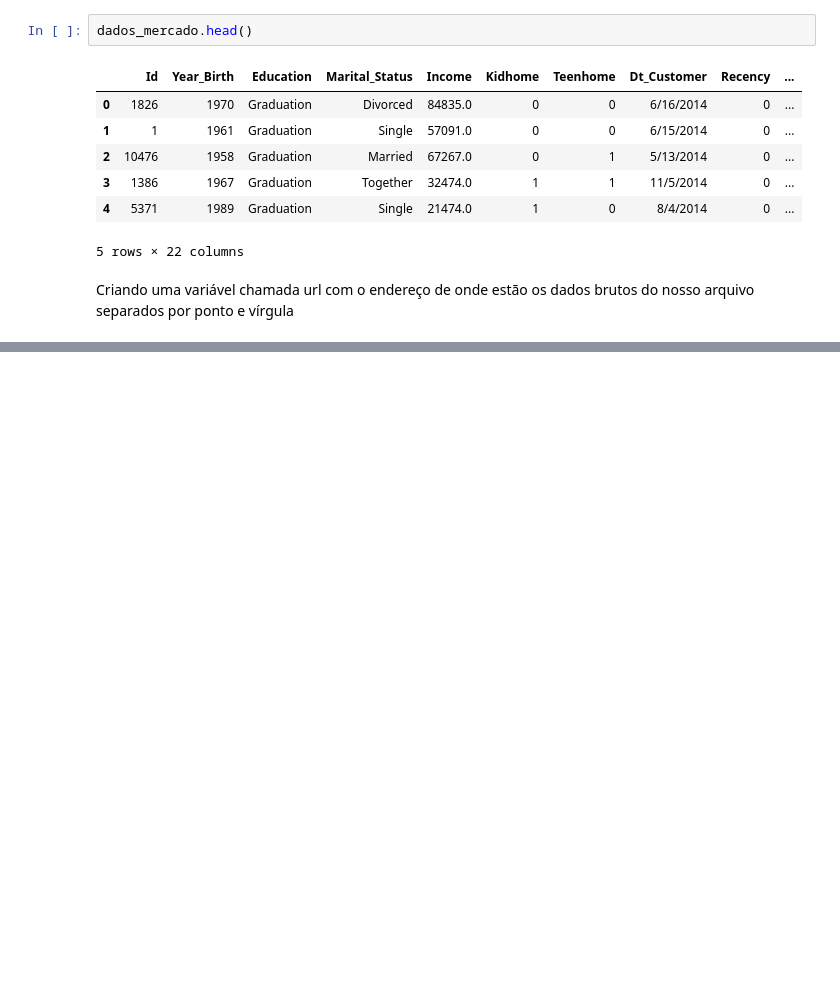
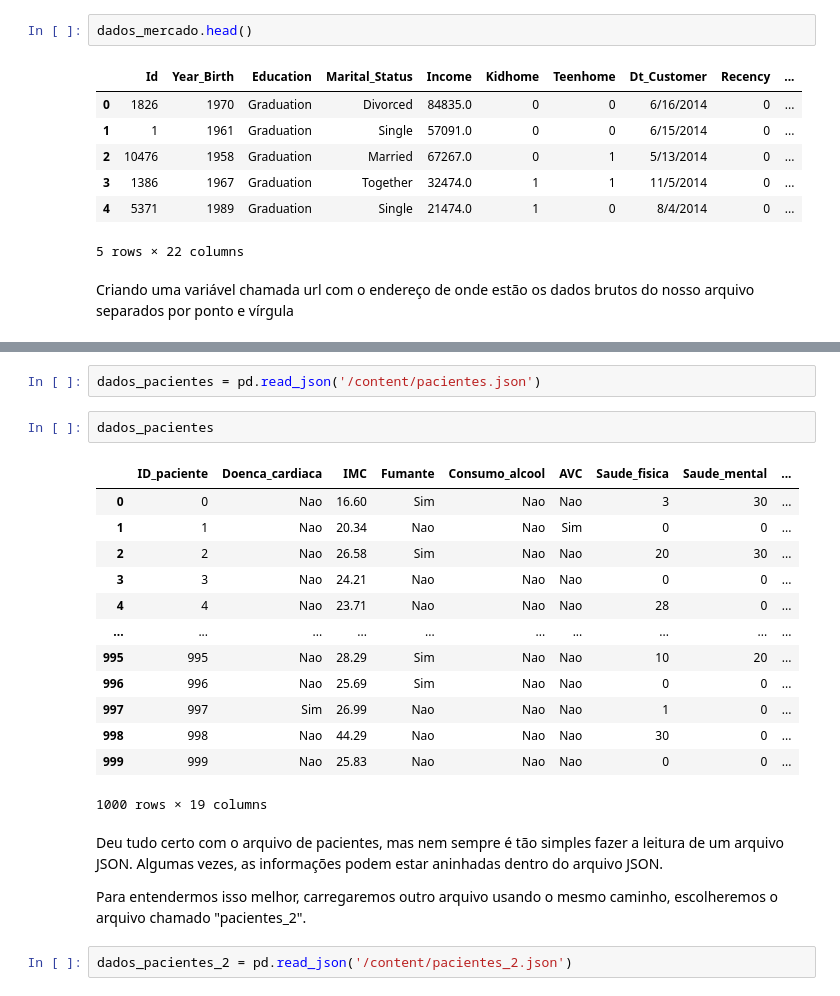
Before and after one commit to Camillabgarcia/Python-para-Data-Science, a Jupyter notebook: Pandas_trabalhando_com_diferentes_formatos_de_arquivos.ipynb, the cells around one changed output, grey strips where cells are left out. Saved outputs shown, nothing was run; the diff lists cells and outputs as text; blank space fills up the shorter version.

```diff
--- a/Pandas_trabalhando_com_diferentes_formatos_de_arquivos.ipynb
+++ b/Pandas_trabalhando_com_diferentes_formatos_de_arquivos.ipynb
@@ -30,0 +366,24 @@ url_2 = 'https://github.com/alura-cursos/pandas/blob/main/superstore_data_ponto_
+# %%
+dados_pacientes = pd.read_json('/content/pacientes.json')
+# %%
+dados_pacientes
+# %% [output]
+|  | ID_paciente | Doenca_cardiaca | IMC | Fumante | Consumo_alcool | AVC | Saude_fisica | Saude_mental | ... |
+| 0 | 0 | Nao | 16.60 | Sim | Nao | Nao | 3 | 30 | ... |
+| 1 | 1 | Nao | 20.34 | Nao | Nao | Sim | 0 | 0 | ... |
+| 2 | 2 | Nao | 26.58 | Sim | Nao | Nao | 20 | 30 | ... |
+| 3 | 3 | Nao | 24.21 | Nao | Nao | Nao | 0 | 0 | ... |
+| 4 | 4 | Nao | 23.71 | Nao | Nao | Nao | 28 | 0 | ... |
+| ... | ... | ... | ... | ... | ... | ... | ... | ... | ... |
+| 995 | 995 | Nao | 28.29 | Sim | Nao | Nao | 10 | 20 | ... |
+| 996 | 996 | Nao | 25.69 | Sim | Nao | Nao | 0 | 0 | ... |
+| 997 | 997 | Sim | 26.99 | Nao | Nao | Nao | 1 | 0 | ... |
+| 998 | 998 | Nao | 44.29 | Nao | Nao | Nao | 30 | 0 | ... |
+| 999 | 999 | Nao | 25.83 | Nao | Nao | Nao | 0 | 0 | ... |
+1000 rows × 19 columns
+# %% [markdown]
+Deu tudo certo com o arquivo de pacientes, mas nem sempre é tão simples fazer a leitura de um arquivo JSON. Algumas vezes, as informações podem estar aninhadas dentro do arquivo JSON.
+
+Para entendermos isso melhor, carregaremos outro arquivo usando o mesmo caminho, escolheremos o arquivo chamado "pacientes_2".
+# %%
+dados_pacientes_2 = pd.read_json('/content/pacientes_2.json')
```
Also changed, not shown: parts of 79 cells of this notebook.
